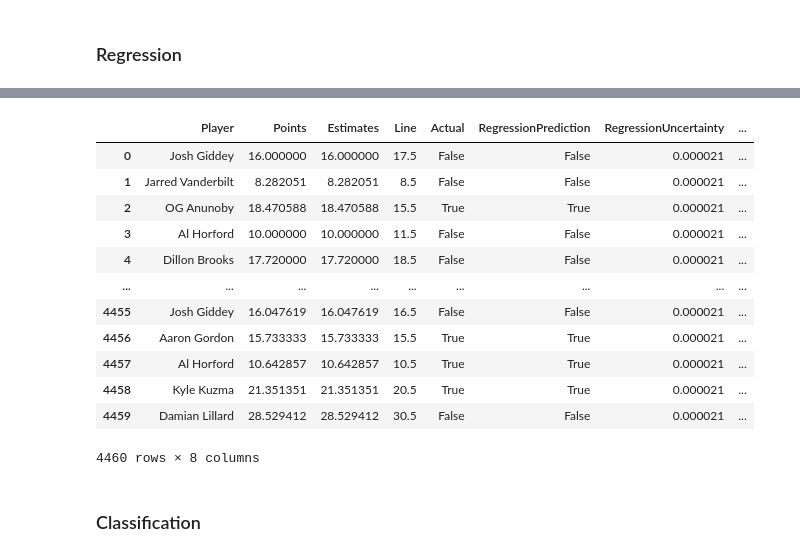
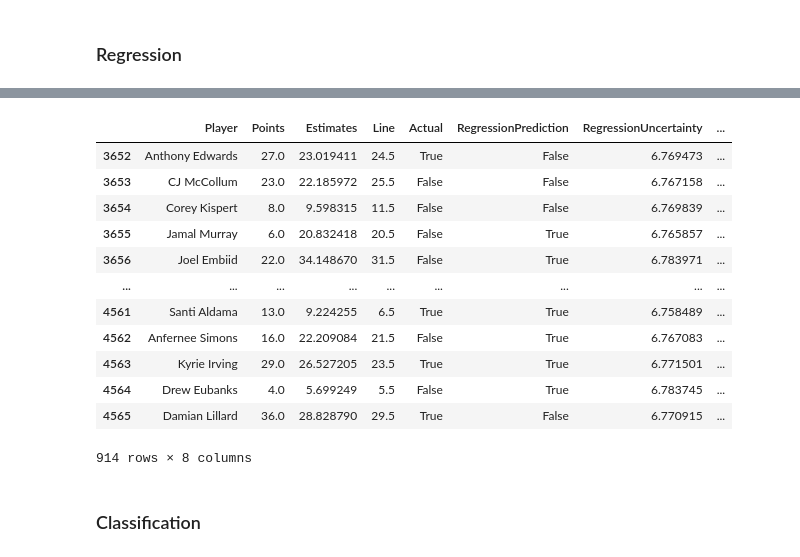
Before and after one commit to apsankaran/SportsBetting, a Jupyter notebook: Model.ipynb, the cells around one changed output, grey strips where cells are left out. Saved outputs shown, nothing was run; the diff lists cells and outputs as text; code cells hidden in the pictures.

```diff
--- a/Model.ipynb
+++ b/Model.ipynb
@@ -165,6 +165,9 @@ players = player_df['Player'].unique()
 
 # sort rows from beginning to end of season
 player_df = player_df.sort_values(by=['Date'], ignore_index=True)
+
+# sabe actual points scored in game
+actual = [val for val in player_df['Player_PTS']]
 
 # data structure to hold all data
 player_dict = {player:{stat:[] for stat in stats} for player in players}
@@ -183,6 +186,12 @@ for index,row in player_df.iterrows():
 
 # add column for player PPG standard deviation
 player_df['Player_PTSSTDEV'] = player_ppg_sd
+
+# add back actual point totals for each game
+player_df['Actual_PTS'] = actual
+
+# rename Player_PTS to Player_PPG
+player_df = player_df.rename(columns={"Player_PTS": "Player_PPG"})
 # %%
 #### Summary
 
@@ -476,10 +476,8 @@ og_df = df
 # %%
-df = og_df
-
 #### Prepare Training/Testing Data
 
 # remove data before a given date
-df = df[df['Date'] > '2022-11-18']
+df = df[df['Date'] >= '2022-11-18']
 
 # drop na values
 
@@ -487,7 +485,7 @@ df = df[df['Date'] > '2022-11-18']
 df = df.sample(frac=1).reset_index(drop=True)
 
 # X y split(s)
-input_cols = ['Player_MP',
+input_cols = ['Player_PPG', 'Player_MP',
        'Player_FGM', 'Player_FGA', 'Player_FG%', 'Player_2PM', 'Player_2PA',
        'Player_2P%', 'Player_3PM', 'Player_3PA', 'Player_3P%', 'Player_FTM',
        'Player_FTA', 'Player_FT%', 'Player_TS%', 'Player_ORB', 'Player_DRB',
@@ -505,7 +503,7 @@ X = df[input_cols]
 players = df['Player']
 dates = df['Date']
 lines = df['Line']
-pts = df['Player_PTS']
+pts = df['Actual_PTS']
 bets = pts > lines # TRUE=OVER
 
 # OneHotEncoder: Home
@@ -545,6 +543,10 @@ X
 # %%
 # save X DataFrame
 X_saved = X
+# %%
+# train test split
+p = 0.8 # proportion of data used for training (rest used for testing)
+n = len(X) # sample size
 # %% [markdown]
 ### Regression
 # %%
@@ -558,30 +560,30 @@ n = len(X)
 
 # model selection + training
 regression_model = BayesianRidge(n_iter=1000)
-regression_model.fit(X, pts)
+regression_model.fit(X[:int(p*n)], pts[:int(p*n)])
 
 # predictions
-model_output = regression_model.predict(X, return_std=True)
+model_output = regression_model.predict(X[int(p*n):], return_std=True)
 estimates = model_output[0]
-predictions = estimates > lines
+predictions = estimates > lines[int(p*n):]
 uncertainties = model_output[1]
-probabilities = regression_probability(lines, estimates, uncertainties)
+probabilities = regression_probability(lines[int(p*n):], estimates, uncertainties)
 
-regression_df = pd.DataFrame({'Player': players,
-                             'Points': pts,
+regression_df = pd.DataFrame({'Player': players[int(p*n):],
+                             'Points': pts[int(p*n):],
                              'Estimates': estimates,
-                              'Line': lines,
-                              'Actual': bets,
+                              'Line': lines[int(p*n):],
+                              'Actual': bets[int(p*n):],
                             'RegressionPrediction': predictions,
                              'RegressionUncertainty': uncertainties,
                              'RegressionProbability': probabilities})
 
 # results
 accuracy = statistics.mean(regression_df['Actual'] == regression_df['RegressionPrediction'])
-mae = metrics.mean_absolute_error(pts, estimates)
+mae = metrics.mean_absolute_error(pts[int(p*n):], estimates)
 
-print("Accuracy:", accuracy)
-print("MAE:", mae)
-print("Average Uncertainty:", statistics.mean(uncertainties))
+print("Accuracy: " + str(round(accuracy*100,2)) + "%")
+print("MAE:", round(mae,2))
+print("Average Uncertainty:", round(statistics.mean(uncertainties),2))
 regression_df
 # %% [output]
@@ -603,16 +606,16 @@ Average Uncertainty: 2.11999286704187e-05
 |  | Player | Points | Estimates | Line | Actual | RegressionPrediction | RegressionUncertainty | ... |
-| 0 | Josh Giddey | 16.000000 | 16.000000 | 17.5 | False | False | 0.000021 | ... |
-| 1 | Jarred Vanderbilt | 8.282051 | 8.282051 | 8.5 | False | False | 0.000021 | ... |
-| 2 | OG Anunoby | 18.470588 | 18.470588 | 15.5 | True | True | 0.000021 | ... |
-| 3 | Al Horford | 10.000000 | 10.000000 | 11.5 | False | False | 0.000021 | ... |
-| 4 | Dillon Brooks | 17.720000 | 17.720000 | 18.5 | False | False | 0.000021 | ... |
+| 3652 | Anthony Edwards | 27.0 | 23.019411 | 24.5 | True | False | 6.769473 | ... |
+| 3653 | CJ McCollum | 23.0 | 22.185972 | 25.5 | False | False | 6.767158 | ... |
+| 3654 | Corey Kispert | 8.0 | 9.598315 | 11.5 | False | False | 6.769839 | ... |
+| 3655 | Jamal Murray | 6.0 | 20.832418 | 20.5 | False | True | 6.765857 | ... |
+| 3656 | Joel Embiid | 22.0 | 34.148670 | 31.5 | False | True | 6.783971 | ... |
 | ... | ... | ... | ... | ... | ... | ... | ... | ... |
-| 4455 | Josh Giddey | 16.047619 | 16.047619 | 16.5 | False | False | 0.000021 | ... |
-| 4456 | Aaron Gordon | 15.733333 | 15.733333 | 15.5 | True | True | 0.000021 | ... |
-| 4457 | Al Horford | 10.642857 | 10.642857 | 10.5 | True | True | 0.000021 | ... |
-| 4458 | Kyle Kuzma | 21.351351 | 21.351351 | 20.5 | True | True | 0.000021 | ... |
-| 4459 | Damian Lillard | 28.529412 | 28.529412 | 30.5 | False | False | 0.000021 | ... |
+| 4561 | Santi Aldama | 13.0 | 9.224255 | 6.5 | True | True | 6.758489 | ... |
+| 4562 | Anfernee Simons | 16.0 | 22.209084 | 21.5 | False | True | 6.767083 | ... |
+| 4563 | Kyrie Irving | 29.0 | 26.527205 | 23.5 | True | True | 6.771501 | ... |
+| 4564 | Drew Eubanks | 4.0 | 5.699249 | 5.5 | False | True | 6.783745 | ... |
+| 4565 | Damian Lillard | 36.0 | 28.828790 | 29.5 | True | False | 6.770915 | ... |
-4460 rows × 8 columns
+914 rows × 8 columns
 # %% [markdown]
 ### Classification
 # %%
```
Also changed, not shown: parts of 9 cells of this notebook.
